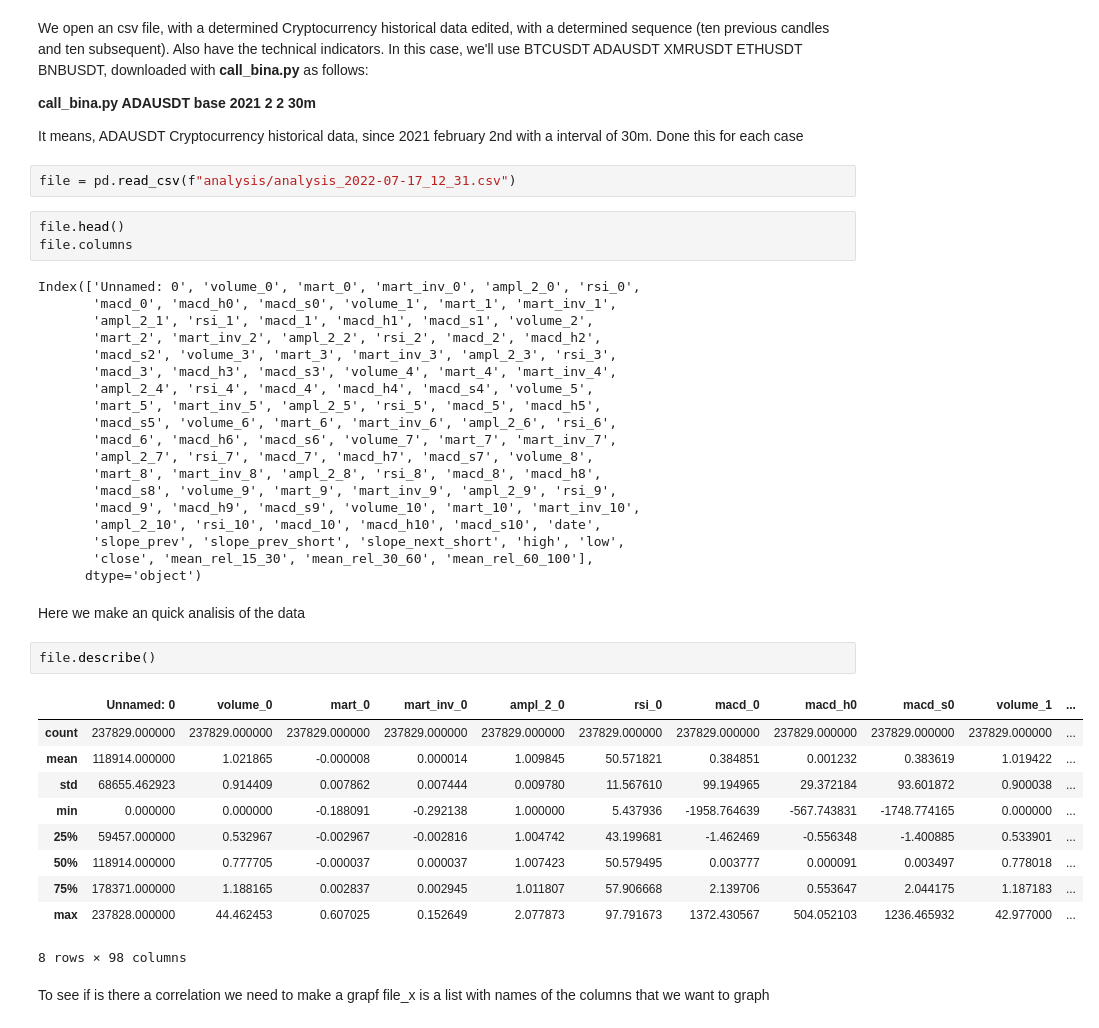
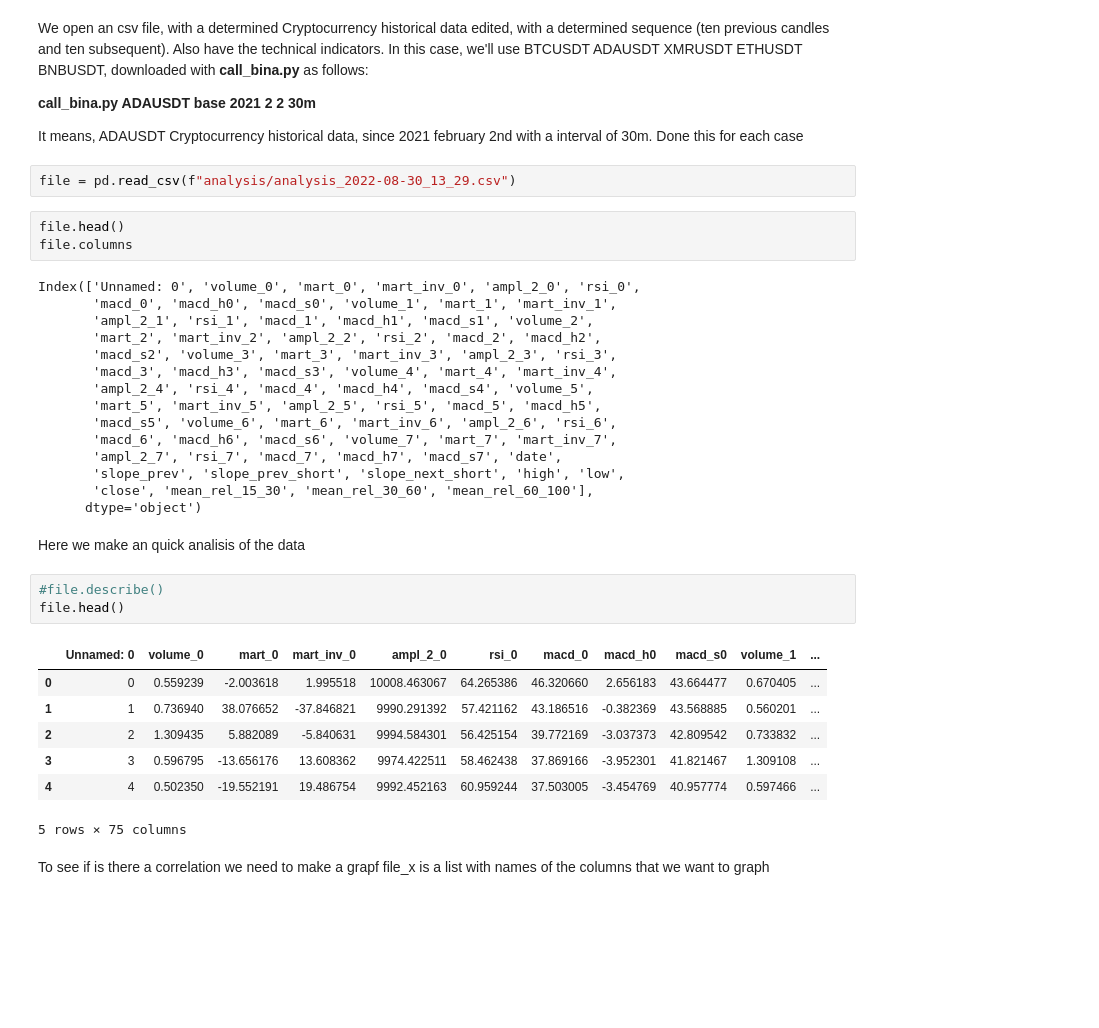
Before and after one commit to elbernaderen/jupyter_analysis, a Jupyter notebook: BTCUSDT_ADAUSDT_XMRUSDT_ETHUSDT_BNBUSDT_30m_hour_day.ipynb, the cells around one changed output. Cells and saved outputs as stored; diff of their text form; blank space fills up the shorter version.

```diff
--- a/BTCUSDT_ADAUSDT_XMRUSDT_ETHUSDT_BNBUSDT_30m_hour_day.ipynb
+++ b/BTCUSDT_ADAUSDT_XMRUSDT_ETHUSDT_BNBUSDT_30m_hour_day.ipynb
@@ -15,7 +15,7 @@ In this case, we'll use BTCUSDT ADAUSDT XMRUSDT ETHUSDT BNBUSDT, downloaded with
 
 It means, ADAUSDT Cryptocurrency historical data, since 2021 february 2nd with a interval of 30m. Done this for each case
 # %%
-file = pd.read_csv(f"analysis/analysis_2022-07-17_12_31.csv")
+file = pd.read_csv(f"analysis/analysis_2022-08-30_13_29.csv")
 # %%
 file.head()
 file.columns
@@ -30,29 +30,23 @@ Index(['Unnamed: 0', 'volume_0', 'mart_0', 'mart_inv_0', 'ampl_2_0', 'rsi_0',
        'mart_5', 'mart_inv_5', 'ampl_2_5', 'rsi_5', 'macd_5', 'macd_h5',
        'macd_s5', 'volume_6', 'mart_6', 'mart_inv_6', 'ampl_2_6', 'rsi_6',
        'macd_6', 'macd_h6', 'macd_s6', 'volume_7', 'mart_7', 'mart_inv_7',
-       'ampl_2_7', 'rsi_7', 'macd_7', 'macd_h7', 'macd_s7', 'volume_8',
-       'mart_8', 'mart_inv_8', 'ampl_2_8', 'rsi_8', 'macd_8', 'macd_h8',
-       'macd_s8', 'volume_9', 'mart_9', 'mart_inv_9', 'ampl_2_9', 'rsi_9',
-       'macd_9', 'macd_h9', 'macd_s9', 'volume_10', 'mart_10', 'mart_inv_10',
-       'ampl_2_10', 'rsi_10', 'macd_10', 'macd_h10', 'macd_s10', 'date',
+       'ampl_2_7', 'rsi_7', 'macd_7', 'macd_h7', 'macd_s7', 'date',
        'slope_prev', 'slope_prev_short', 'slope_next_short', 'high', 'low',
        'close', 'mean_rel_15_30', 'mean_rel_30_60', 'mean_rel_60_100'],
       dtype='object')
 # %% [markdown]
  Here we make an quick analisis of the data
 # %%
-file.describe()
+#file.describe()
+file.head()
 # %% [output]
 |  | Unnamed: 0 | volume_0 | mart_0 | mart_inv_0 | ampl_2_0 | rsi_0 | macd_0 | macd_h0 | macd_s0 | volume_1 | ... |
-| count | 237829.000000 | 237829.000000 | 237829.000000 | 237829.000000 | 237829.000000 | 237829.000000 | 237829.000000 | 237829.000000 | 237829.000000 | 237829.000000 | ... |
-| mean | 118914.000000 | 1.021865 | -0.000008 | 0.000014 | 1.009845 | 50.571821 | 0.384851 | 0.001232 | 0.383619 | 1.019422 | ... |
-| std | 68655.462923 | 0.914409 | 0.007862 | 0.007444 | 0.009780 | 11.567610 | 99.194965 | 29.372184 | 93.601872 | 0.900038 | ... |
-| min | 0.000000 | 0.000000 | -0.188091 | -0.292138 | 1.000000 | 5.437936 | -1958.764639 | -567.743831 | -1748.774165 | 0.000000 | ... |
-| 25% | 59457.000000 | 0.532967 | -0.002967 | -0.002816 | 1.004742 | 43.199681 | -1.462469 | -0.556348 | -1.400885 | 0.533901 | ... |
-| 50% | 118914.000000 | 0.777705 | -0.000037 | 0.000037 | 1.007423 | 50.579495 | 0.003777 | 0.000091 | 0.003497 | 0.778018 | ... |
-| 75% | 178371.000000 | 1.188165 | 0.002837 | 0.002945 | 1.011807 | 57.906668 | 2.139706 | 0.553647 | 2.044175 | 1.187183 | ... |
-| max | 237828.000000 | 44.462453 | 0.607025 | 0.152649 | 2.077873 | 97.791673 | 1372.430567 | 504.052103 | 1236.465932 | 42.977000 | ... |
+| 0 | 0 | 0.559239 | -2.003618 | 1.995518 | 10008.463067 | 64.265386 | 46.320660 | 2.656183 | 43.664477 | 0.670405 | ... |
+| 1 | 1 | 0.736940 | 38.076652 | -37.846821 | 9990.291392 | 57.421162 | 43.186516 | -0.382369 | 43.568885 | 0.560201 | ... |
+| 2 | 2 | 1.309435 | 5.882089 | -5.840631 | 9994.584301 | 56.425154 | 39.772169 | -3.037373 | 42.809542 | 0.733832 | ... |
+| 3 | 3 | 0.596795 | -13.656176 | 13.608362 | 9974.422511 | 58.462438 | 37.869166 | -3.952301 | 41.821467 | 1.309108 | ... |
+| 4 | 4 | 0.502350 | -19.552191 | 19.486754 | 9992.452163 | 60.959244 | 37.503005 | -3.454769 | 40.957774 | 0.597466 | ... |
-8 rows × 98 columns
+5 rows × 75 columns
 # %% [markdown]
 To see if is there a correlation we need to make a grapf
 file_x is a list with names of the columns that we want to graph
```
Also changed, not shown: parts of 21 cells of this notebook, 1 other file.
